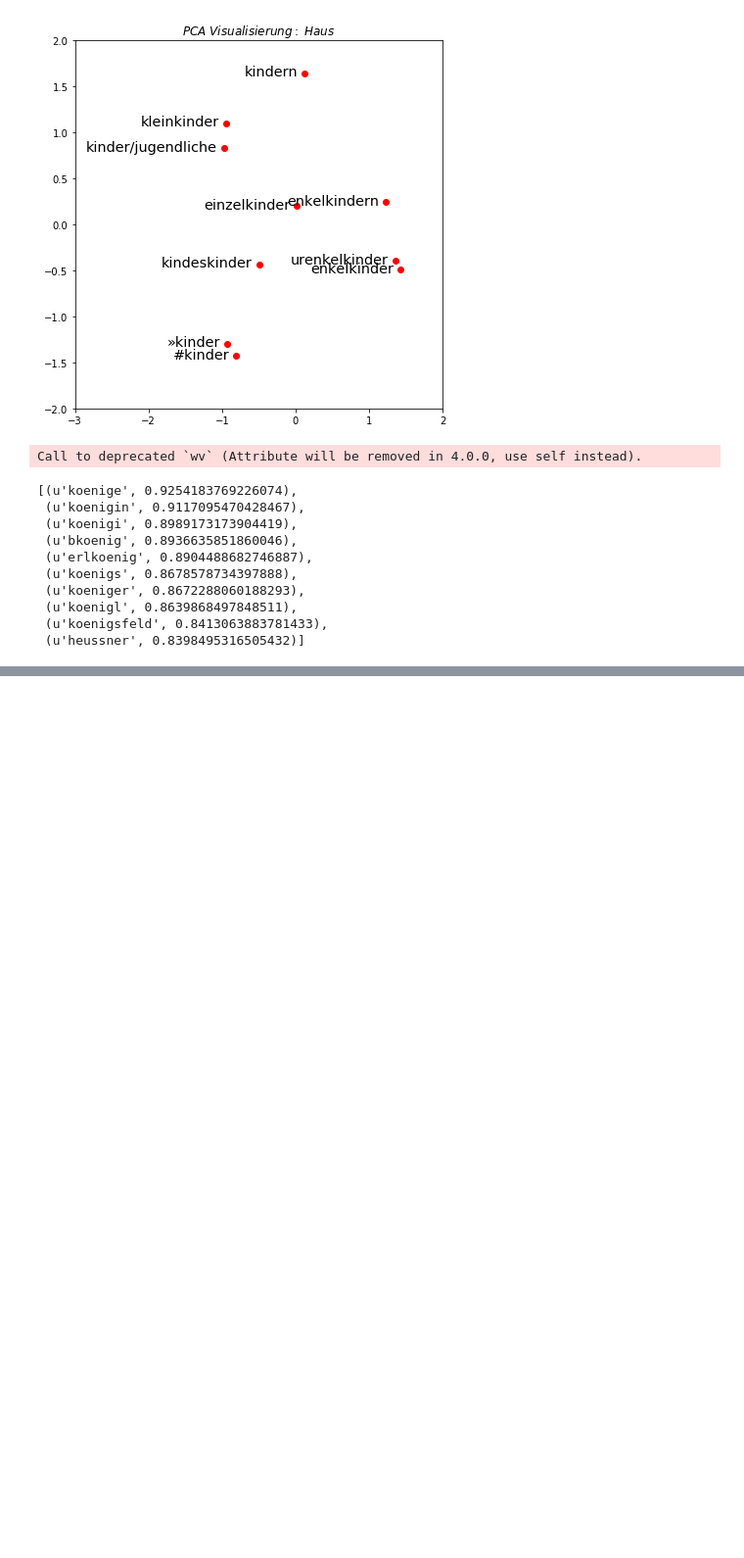
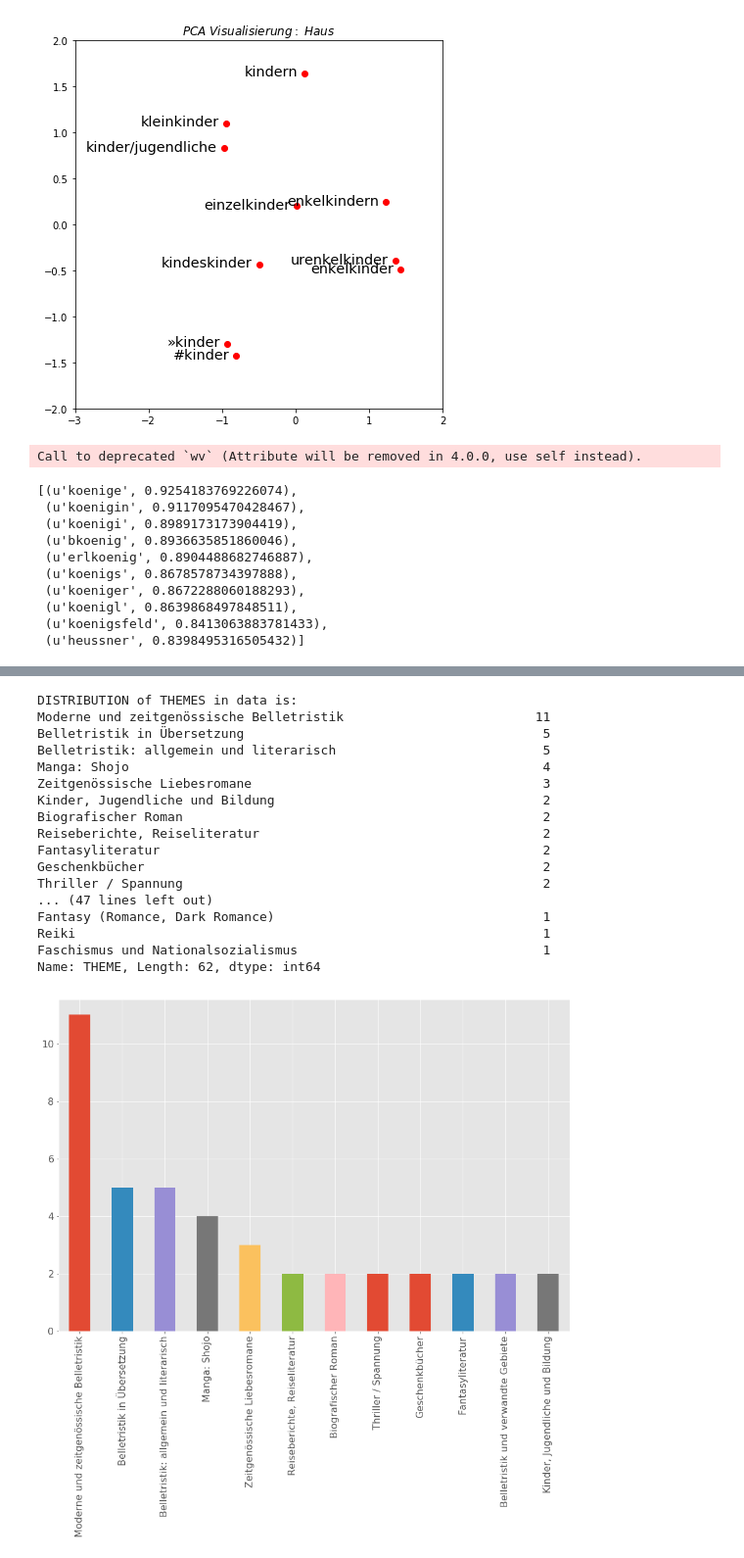
Before and after one commit to dupree/recommender_system, a Jupyter notebook: Thalia_dataProcessing.ipynb, the cells around one changed output, grey strips where cells are left out. Shown at 98% size. Cells and saved outputs as stored; diff of their text form; code cells hidden in the pictures; blank space fills up the shorter version.

```diff
--- a/Thalia_dataProcessing.ipynb
+++ b/Thalia_dataProcessing.ipynb
@@ -516,0 +968,23 @@ Name: ADDITIONALTEXT, dtype: object
+# %%
+# Exploring the data distribution in our train and test set
+# trying to filter out the long tail and keep only themes with count more than 3
+data_explore(test_data, "THEME", 2)
+# %% [output]
+DISTRIBUTION of THEMES in data is:
+Moderne und zeitgenössische Belletristik                         11
+Belletristik in Übersetzung                                       5
+Belletristik: allgemein und literarisch                           5
+Manga: Shojo                                                      4
+Zeitgenössische Liebesromane                                      3
+Kinder, Jugendliche und Bildung                                   2
+Biografischer Roman                                               2
+Reiseberichte, Reiseliteratur                                     2
+Fantasyliteratur                                                  2
+Geschenkbücher                                                    2
+Thriller / Spannung                                               2
+... (47 lines left out)
+Fantasy (Romance, Dark Romance)                                   1
+Reiki                                                             1
+Faschismus und Nationalsozialismus                                1
+Name: THEME, Length: 62, dtype: int64
+[figure, added]
```
Also changed, not shown: parts of 23 cells of this notebook.
